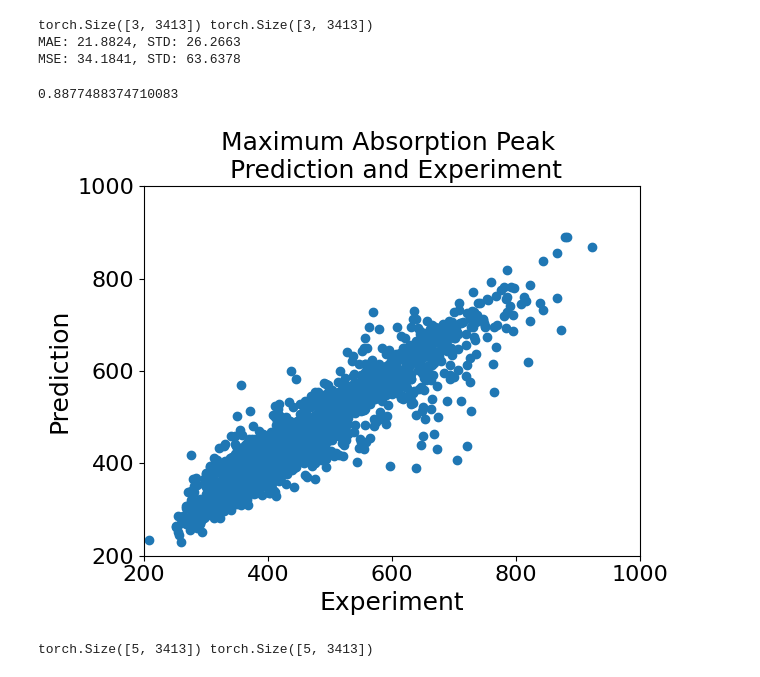
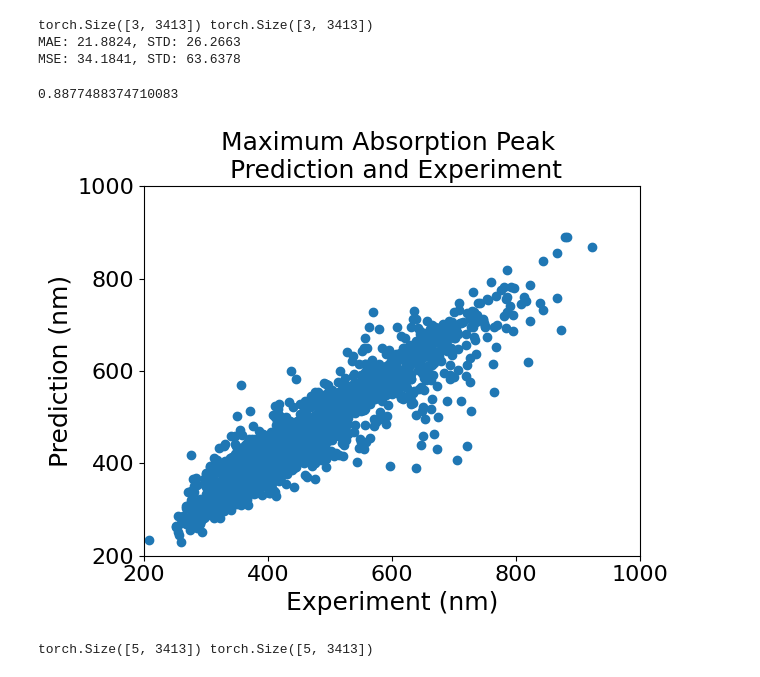
Before and after one commit to howardwang1997/AI4PS, a Jupyter notebook: draw/gnn/correlation.ipynb, the cells around one changed output. Drawn from its saved outputs; the diff is of its cells as text; code cells hidden in the pictures.

```diff
--- a/draw/gnn/correlation.ipynb
+++ b/draw/gnn/correlation.ipynb
@@ -282,24 +282,24 @@ MSE: 34.1841, STD: 63.6378
 # %%
 from matplotlib import pyplot as plt
 import numpy as np
 
 np_pred = np.array(predictions)
 np_targ = np.array(targets)
 r2 = 1 - np.mean((np_pred - np_targ)**2)/np.var(np_pred)
 print(r2)
 fig, ax1 = plt.subplots()
 ax1.scatter(targets, predictions)
-ax1.set_xlabel('Experiment', fontsize=18)
-ax1.set_ylabel('Prediction', fontsize=18)
+ax1.set_xlabel('Experiment (nm)', fontsize=18)
+ax1.set_ylabel('Prediction (nm)', fontsize=18)
 ax1.set_xlim(200, 1000)
 ax1.set_ylim(200, 1000)
 ax1.set_xticks([200, 400, 600, 800, 1000], [200, 400, 600, 800, 1000], fontsize=16)
 ax1.set_yticks([200, 400, 600, 800, 1000], [200, 400, 600, 800, 1000], fontsize=16)
 ax1.set_title('Maximum Absorption Peak \n Prediction and Experiment', fontsize=18)
 fig.show()
 # %% [output]
 0.8877488374710083
-[figure, old version]
+[figure, new version]
 # %%
 # final production, abs, single model
 import json
```
